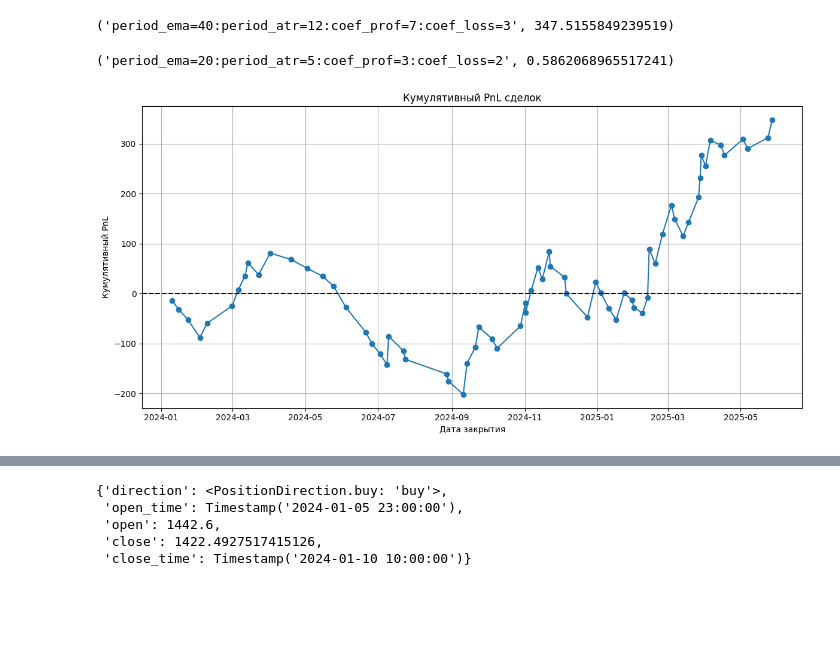
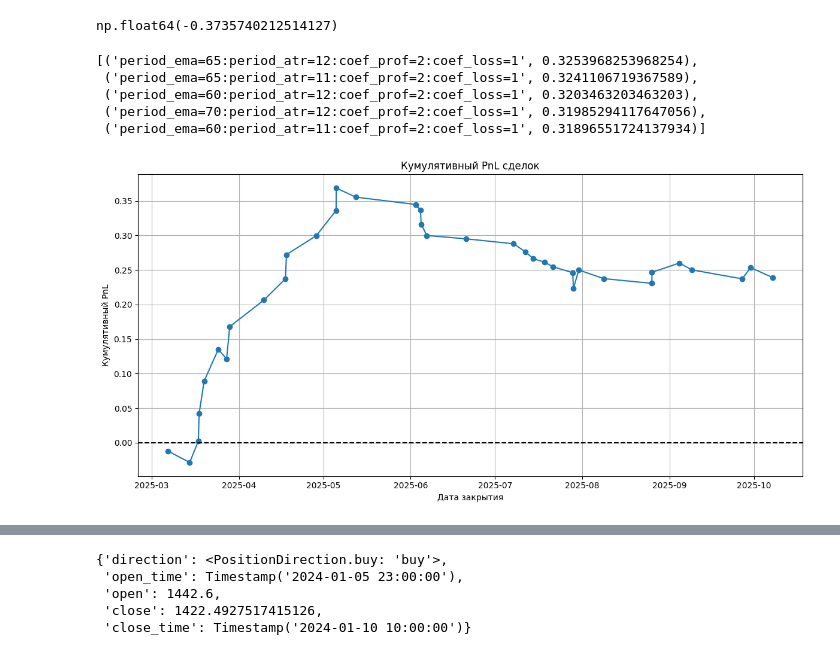
Before and after one commit to Ka6ah505/TradeWithLua, a Jupyter notebook: models/backtrader_optimize.ipynb, the cells around one changed output, grey strips where cells are left out. Drawn from its saved outputs; the diff is of its cells as text; code cells hidden in the pictures; blank space fills up the shorter version.

```diff
--- a/models/backtrader_optimize.ipynb
+++ b/models/backtrader_optimize.ipynb
@@ -92,0 +27,3 @@ def cached_atr(df_hash: str, period: int):
+# %%
+df_base = readQuotes(f'..\CNYRUBF_5min.txt')
+df = df_base
@@ -252,14 +272,13 @@ def run_backtest(
 # %%
 results = run_backtest(
     df,
-    ema_range=range(20, 25, 1),
+    ema_range=range(60, 121, 5),
     atr_range=range(4, 14),
     coef_prof_range=range(1, 9),
     coef_loss_range=range(1, 9),
-    filename='pickle/opti_CHMF_30Min.pickle'
+    filename='pickle/opti_T_15Min.pickle',
+    is_save=False,
 )
-# %%
-results = load_progress('pickle/opti_CHMF_30Min.pickle')
 # %%
 len(results.keys())
 # %% [output]
@@ -296,15 +286,26 @@ def best_winrate(results: Dict):
 # %%
-best_model = best_model(results)
-best_model
+best_model = select_top_n_best_winrate(results, 5)
+# best_model = select_top_n_models(results, 5)
+# best_model = select_top_n_profit_by_trades(results, 5)
+# best_model[0][0]
+_, pnl1 = calculate_cumulative_pnl(results[best_model[0][0]])
+# pnl1
-# %% [output]
-('period_ema=40:period_atr=12:coef_prof=7:coef_loss=3', 347.5155849239519)
-# %%
-b_win = best_winrate(results)
-b_win
-# %% [output]
-('period_ema=20:period_atr=5:coef_prof=3:coef_loss=2', 0.5862068965517241)
+# %%
+calculate_cumulative_pnl(
+    results['period_ema=90:period_atr=12:coef_prof=2:coef_loss=1']
+)[1][-1]
+# %% [output]
+np.float64(-0.3735740212514127)
+# %%
+best_model
+# %% [output]
+[('period_ema=65:period_atr=12:coef_prof=2:coef_loss=1', 0.3253968253968254),
+ ('period_ema=65:period_atr=11:coef_prof=2:coef_loss=1', 0.3241106719367589),
+ ('period_ema=60:period_atr=12:coef_prof=2:coef_loss=1', 0.3203463203463203),
+ ('period_ema=70:period_atr=12:coef_prof=2:coef_loss=1', 0.31985294117647056),
+ ('period_ema=60:period_atr=11:coef_prof=2:coef_loss=1', 0.31896551724137934)]
 # %%
-d, pnl = calculate_cumulative_pnl(results[best_model[0]])
+d, pnl = calculate_cumulative_pnl(results[best_model[0][0]])
 plot_cumulative_pnl(d, pnl)
 # %% [output]
-[figure, old version]
+[figure, new version]
```
Also changed, not shown: parts of 19 cells of this notebook, 7 other files.
